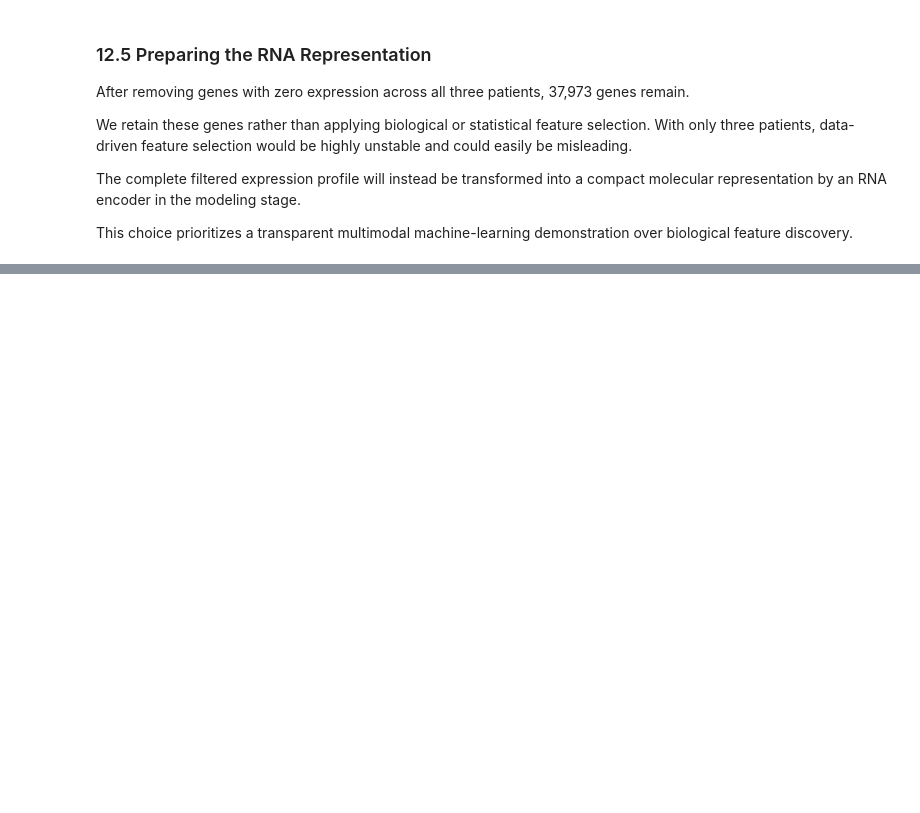
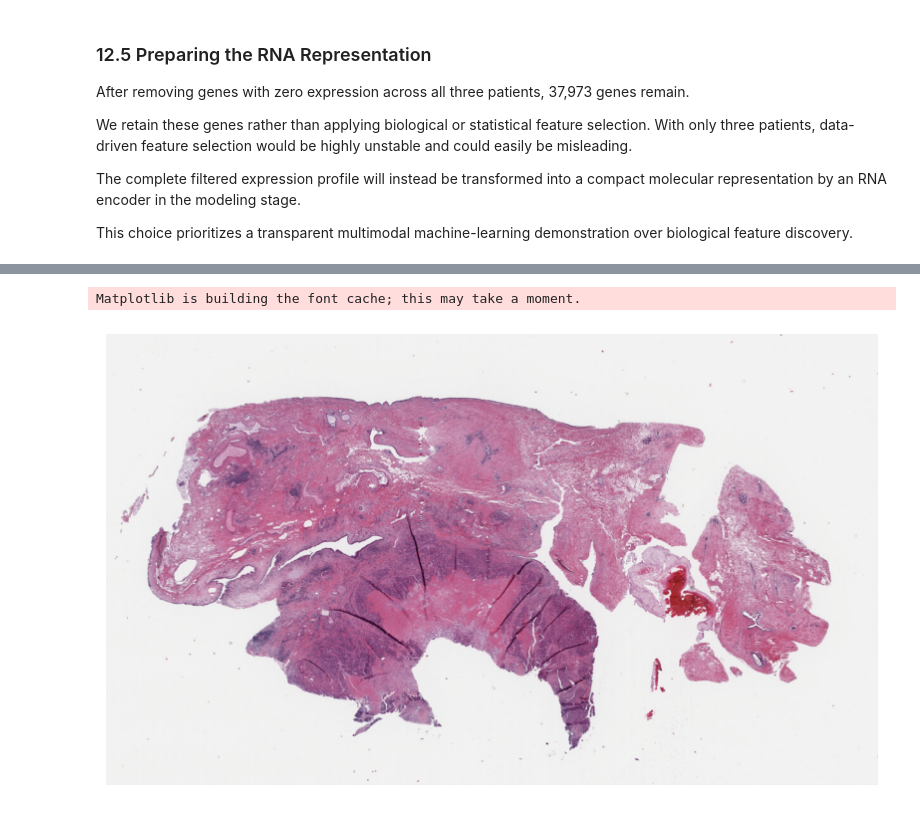
Before and after one commit to Isaac5783/tcga-brca-multimodal-transformer, a Jupyter notebook: notebooks/01_gdc_exploration.ipynb, the cells around one changed output, grey strips where cells are left out. Saved outputs shown, nothing was run; the diff lists cells and outputs as text; code cells hidden in the pictures; blank space fills up the shorter version.

Commit message:
Add WSI loading and visualization

```diff
--- a/notebooks/01_gdc_exploration.ipynb
+++ b/notebooks/01_gdc_exploration.ipynb
@@ -2364,0 +2379,8 @@ This choice prioritizes a transparent multimodal machine-learning demonstration
+# %%
+from pathlib import Path
+
+raw_wsi = Path("../data/raw/wsi")
+
+wsi_files = list(raw_wsi.rglob("*.svs"))
+
+wsi_files
@@ -2364,0 +2391,4 @@ This choice prioritizes a transparent multimodal machine-learning demonstration
+# %%
+wsi_path = [p for p in wsi_files if "TCGA-AR-A0U0" in p.name][0]
+
+slide = openslide.OpenSlide(str(wsi_path))
@@ -2364,0 +2433,12 @@ This choice prioritizes a transparent multimodal machine-learning demonstration
+# %%
+from PIL import Image
+import matplotlib.pyplot as plt
+
+thumbnail = slide.get_thumbnail((1200, 1200))
+
+plt.figure(figsize=(10, 10))
+plt.imshow(thumbnail)
+plt.axis("off");
+# %% [output]
+Matplotlib is building the font cache; this may take a moment.
+[figure, added]
```
Also changed, not shown: parts of 12 cells of this notebook.
